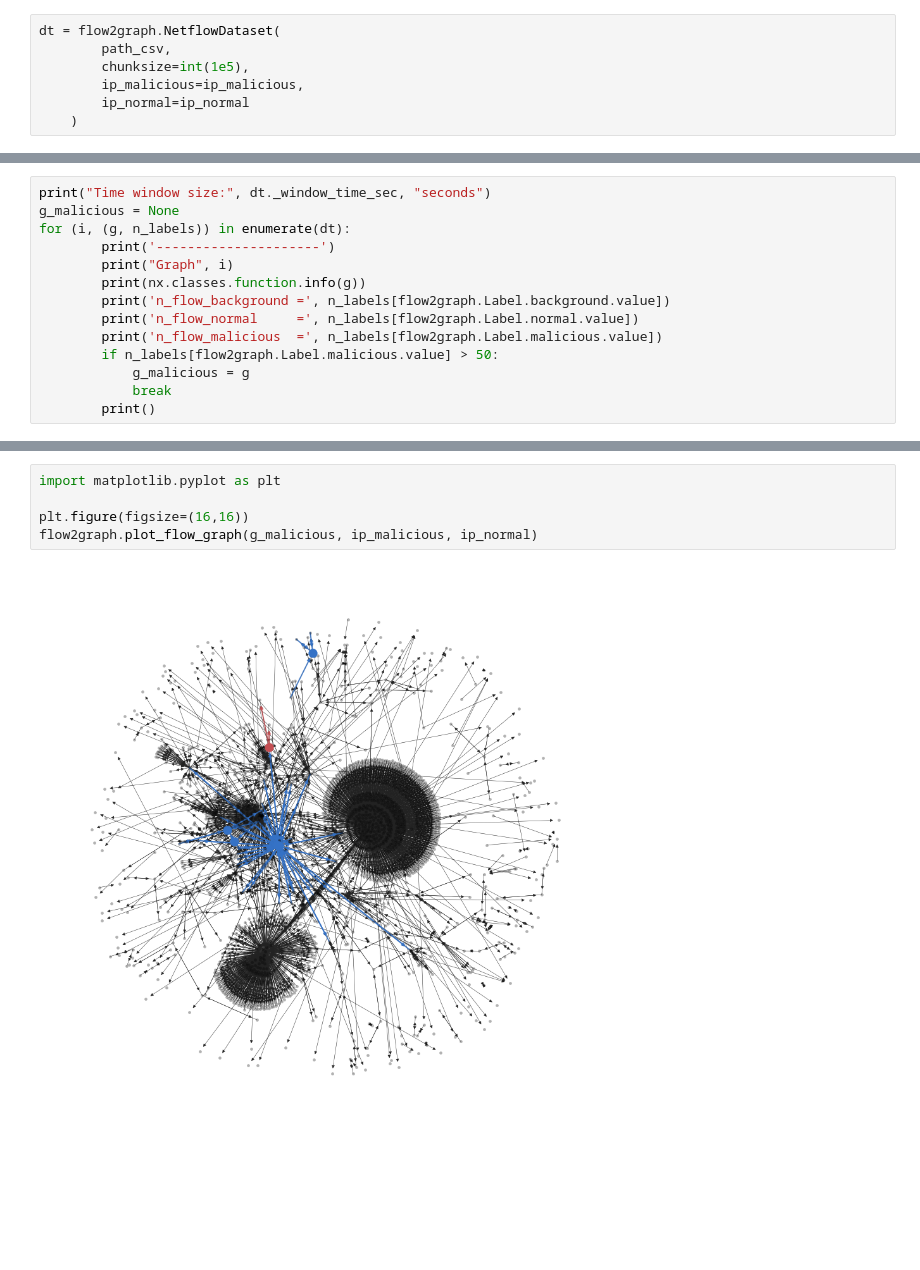
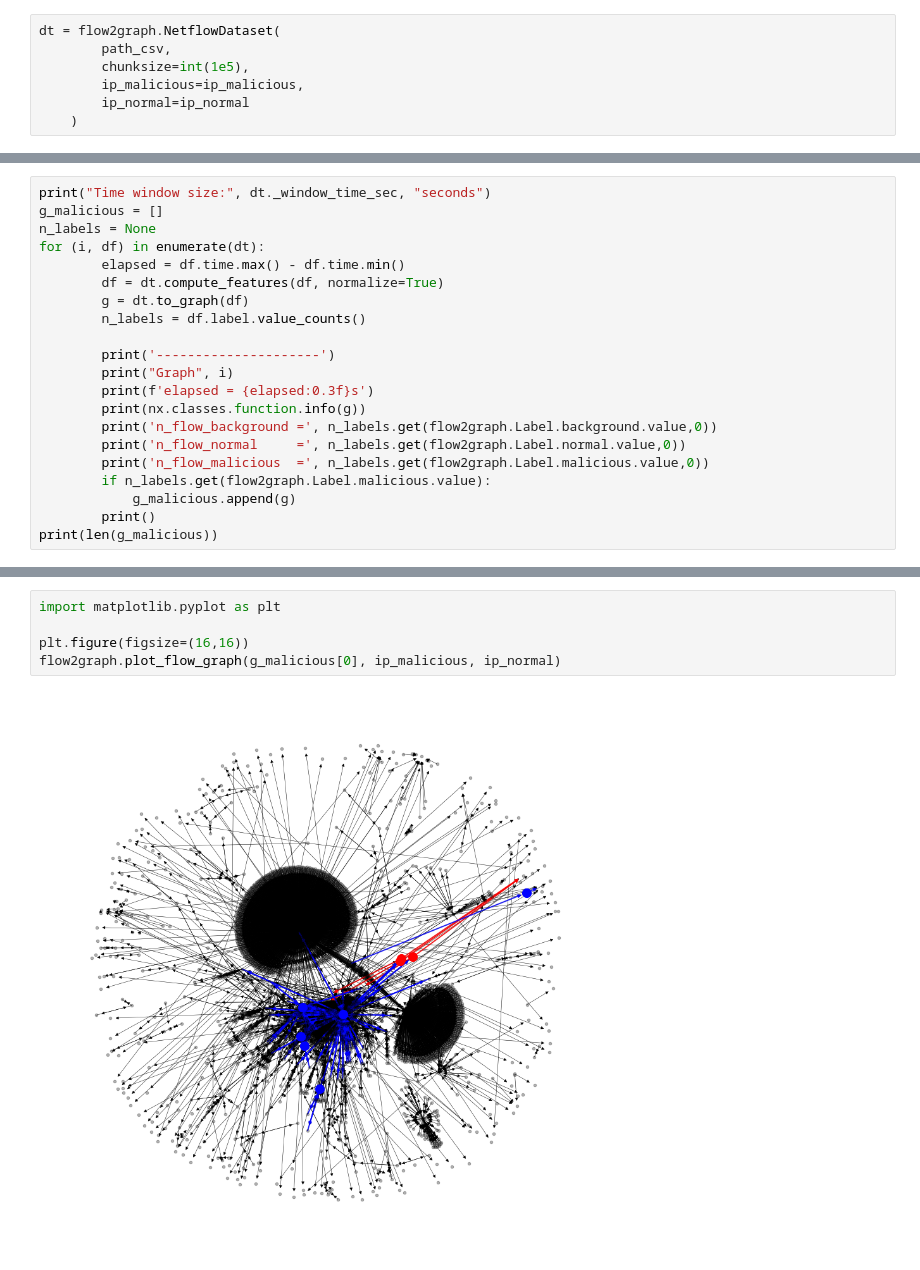
Before and after one commit to Samiisd/netflow2graph, a Jupyter notebook: demo.ipynb, the cells around one changed output, grey strips where cells are left out. Saved outputs shown, nothing was run; the diff lists cells and outputs as text; blank space fills up the shorter version.

Commit message:
fix generation to yield graphs of valid time window

```diff
--- a/demo.ipynb
+++ b/demo.ipynb
@@ -47,18 +47,25 @@ ratio normal    : 0.018
 ratio background: 0.661
 # %%
 print("Time window size:", dt._window_time_sec, "seconds")
-g_malicious = None
-for (i, (g, n_labels)) in enumerate(dt):
+g_malicious = []
+n_labels = None
+for (i, df) in enumerate(dt):
+        elapsed = df.time.max() - df.time.min()
+        df = dt.compute_features(df, normalize=True)
+        g = dt.to_graph(df)
+        n_labels = df.label.value_counts()
+
         print('---------------------')
         print("Graph", i)
+        print(f'elapsed = {elapsed:0.3f}s')
         print(nx.classes.function.info(g))
-        print('n_flow_background =', n_labels[flow2graph.Label.background.value])
-        print('n_flow_normal     =', n_labels[flow2graph.Label.normal.value])
-        print('n_flow_malicious  =', n_labels[flow2graph.Label.malicious.value])
-        if n_labels[flow2graph.Label.malicious.value] > 50:
-            g_malicious = g
-            break
+        print('n_flow_background =', n_labels.get(flow2graph.Label.background.value,0))
+        print('n_flow_normal     =', n_labels.get(flow2graph.Label.normal.value,0))
+        print('n_flow_malicious  =', n_labels.get(flow2graph.Label.malicious.value,0))
+        if n_labels.get(flow2graph.Label.malicious.value):
+            g_malicious.append(g)
         print()
+print(len(g_malicious))
 # %% [output]
 Time window size: 60 seconds
 ---------------------
@@ -80,7 +87,7 @@ n_flow_malicious  = 82
 # %%
 import matplotlib.pyplot as plt
 
 plt.figure(figsize=(16,16))
-flow2graph.plot_flow_graph(g_malicious, ip_malicious, ip_normal)
+flow2graph.plot_flow_graph(g_malicious[0], ip_malicious, ip_normal)
 # %% [output]
-[figure, old version]
+[figure, new version]
```
Also changed, not shown: parts of 2 cells of this notebook, 1 other file.
